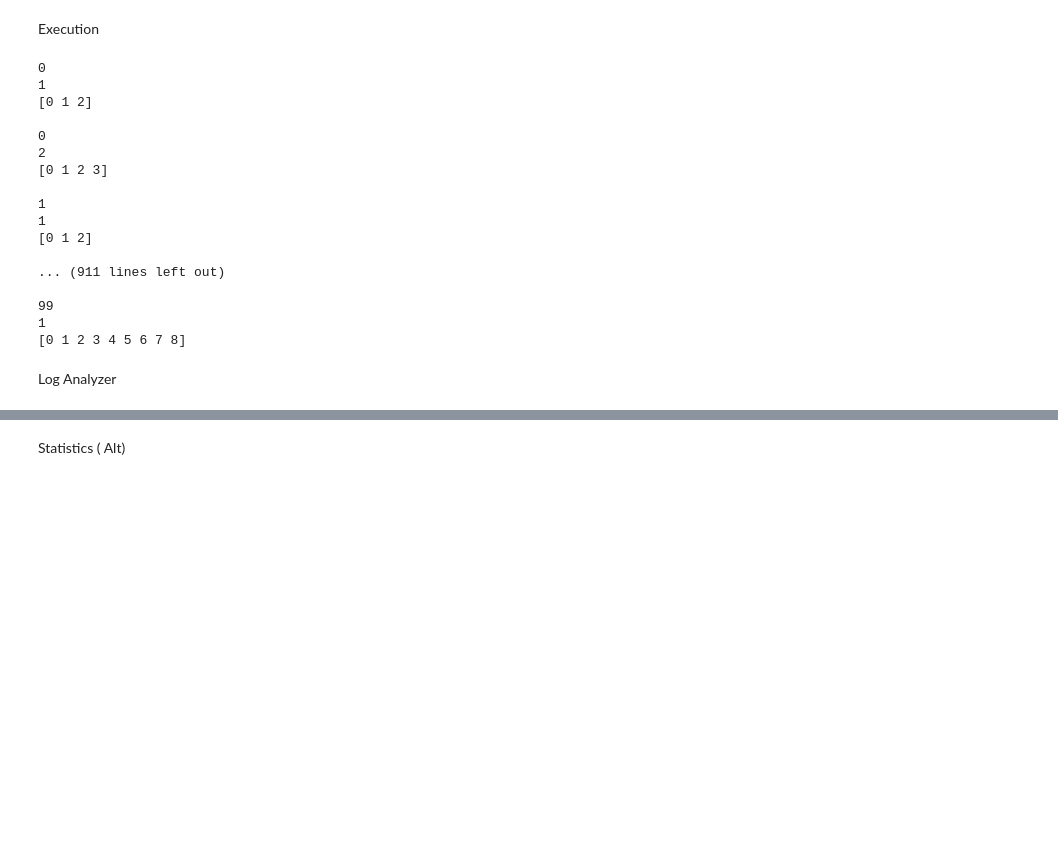
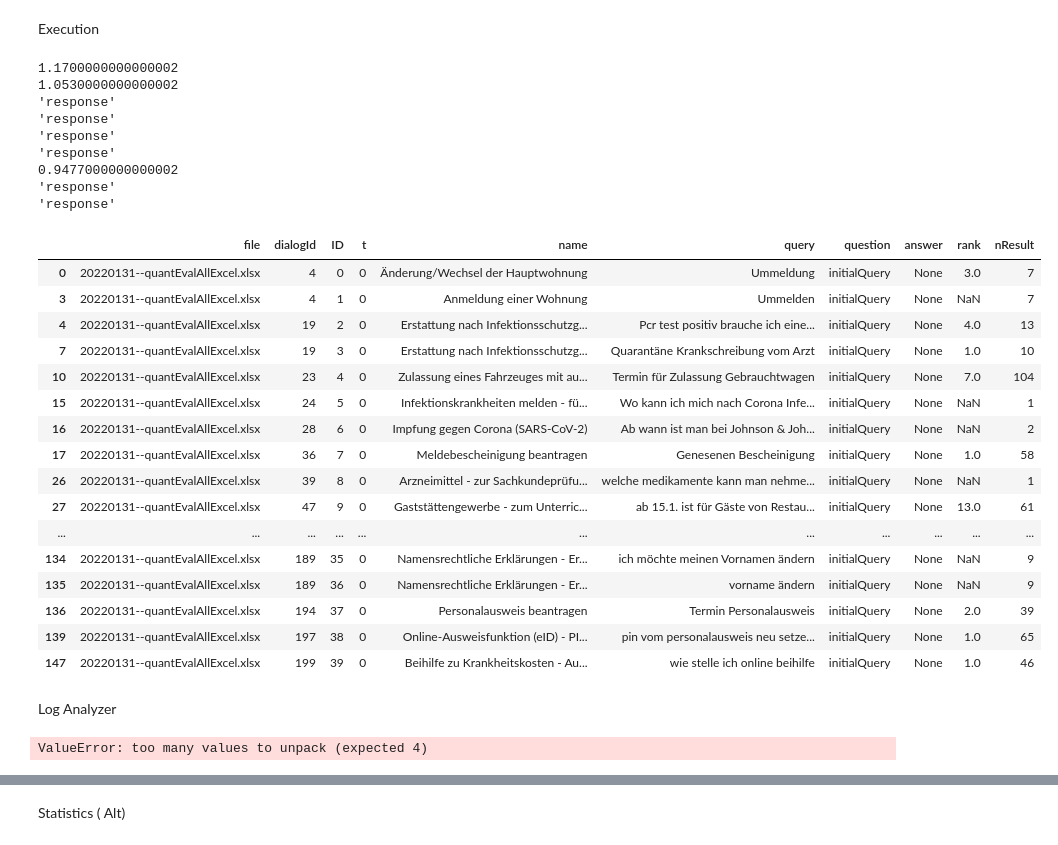
Before and after one commit to moritzwassmer/PJDS_chatbot, a Jupyter notebook: CodingDirectory/Clustering/evaluation.ipynb, the cells around one changed output, grey strips where cells are left out. Cells and saved outputs as stored; diff of their text form; code cells hidden in the pictures; blank space fills up the shorter version.

Commit message:
fixes for the eval

```diff
--- a/CodingDirectory/Clustering/evaluation.ipynb
+++ b/CodingDirectory/Clustering/evaluation.ipynb
@@ -18,7 +18,7 @@ warnings.filterwarnings(action='ignore')
 import os
 file = os.path.realpath("../../Evaluierung/eval.csv")
 eval = pd.read_csv(file, sep = ";")
-eval = eval.head(100)
+eval = eval.head(500)
 eval.head(20)
 # %% [output]
 |  | documentId | file | dialogId | initialQuestion | suggestionCount | directlyFound | name |
@@ -135,7 +135,7 @@ for (ID, row) in eval.iterrows():
 
     # Chatbot initialisieren
     try: # 1.3
-        chatbot = cb.Chatbot(query,3,sh.SolrHandler(2000),cls.Clusterer(clustering_algorithm = DBSCAN(eps=1.3, min_samples=1)),td.TopicDeterminator(), forceClusters = True)
+        chatbot = cb.Chatbot(query,3, forceClusters = True)
 
     # Fehler überspringen: eg. kein solr output
     except Exception as e:
@@ -160,10 +160,10 @@ for (ID, row) in eval.iterrows():
         # log
         t += 1
 
-        print(ID)
-        print(t)
-        print(np.unique(chatbot.df["ssdsLemma_cluster"]))
-        print("")
+#         print(ID)
+#         print(t)
+#         print(np.unique(chatbot.df["ssdsLemma_cluster"]))
+#         print("")
 
         chatbot.refineResultset(answer, True)
         answer = findCorrectAnswer(chatbot, target_service)
@@ -173,26 +173,36 @@ for (ID, row) in eval.iterrows():
 
         #print(chatbot.clusterer.clustering_algorithm.eps)
 # %% [output]
-0
-1
-[0 1 2]
-
-0
-2
-[0 1 2 3]
-
-1
-1
-[0 1 2]
-
-... (911 lines left out)
-
-99
-1
-[0 1 2 3 4 5 6 7 8]
+1.1700000000000002
+1.0530000000000002
+'response'
+'response'
+'response'
+'response'
+0.9477000000000002
+'response'
+'response'
 # %%
 log_df = pd.DataFrame(lg.liste, columns=["file","dialogId", "ID","t", "name", "query", "question", "answer", "rank", "nResult"])
-#log_df.head(40)
+log_df[log_df["question"] == "initialQuery"].head(40)
+# %% [output]
+|  | file | dialogId | ID | t | name | query | question | answer | rank | nResult |
+| 0 | 20220131--quantEvalAllExcel.xlsx | 4 | 0 | 0 | Änderung/Wechsel der Hauptwohnung | Ummeldung | initialQuery | None | 3.0 | 7 |
+| 3 | 20220131--quantEvalAllExcel.xlsx | 4 | 1 | 0 | Anmeldung einer Wohnung | Ummelden | initialQuery | None | NaN | 7 |
+| 4 | 20220131--quantEvalAllExcel.xlsx | 19 | 2 | 0 | Erstattung nach Infektionsschutzg... | Pcr test positiv brauche ich eine... | initialQuery | None | 4.0 | 13 |
+| 7 | 20220131--quantEvalAllExcel.xlsx | 19 | 3 | 0 | Erstattung nach Infektionsschutzg... | Quarantäne Krankschreibung vom Arzt | initialQuery | None | 1.0 | 10 |
+| 10 | 20220131--quantEvalAllExcel.xlsx | 23 | 4 | 0 | Zulassung eines Fahrzeuges mit au... | Termin für Zulassung Gebrauchtwagen | initialQuery | None | 7.0 | 104 |
+| 15 | 20220131--quantEvalAllExcel.xlsx | 24 | 5 | 0 | Infektionskrankheiten melden - fü... | Wo kann ich mich nach Corona Infe... | initialQuery | None | NaN | 1 |
+| 16 | 20220131--quantEvalAllExcel.xlsx | 28 | 6 | 0 | Impfung gegen Corona (SARS-CoV-2) | Ab wann ist man bei Johnson & Joh... | initialQuery | None | NaN | 2 |
+| 17 | 20220131--quantEvalAllExcel.xlsx | 36 | 7 | 0 | Meldebescheinigung beantragen | Genesenen Bescheinigung | initialQuery | None | 1.0 | 58 |
+| 26 | 20220131--quantEvalAllExcel.xlsx | 39 | 8 | 0 | Arzneimittel - zur Sachkundeprüfu... | welche medikamente kann man nehme... | initialQuery | None | NaN | 1 |
+| 27 | 20220131--quantEvalAllExcel.xlsx | 47 | 9 | 0 | Gaststättengewerbe - zum Unterric... | ab 15.1. ist für Gäste von Restau... | initialQuery | None | 13.0 | 61 |
+| ... | ... | ... | ... | ... | ... | ... | ... | ... | ... | ... |
+| 134 | 20220131--quantEvalAllExcel.xlsx | 189 | 35 | 0 | Namensrechtliche Erklärungen - Er... | ich möchte meinen Vornamen ändern | initialQuery | None | NaN | 9 |
+| 135 | 20220131--quantEvalAllExcel.xlsx | 189 | 36 | 0 | Namensrechtliche Erklärungen - Er... | vorname ändern | initialQuery | None | NaN | 9 |
+| 136 | 20220131--quantEvalAllExcel.xlsx | 194 | 37 | 0 | Personalausweis beantragen | Termin Personalausweis | initialQuery | None | 2.0 | 39 |
+| 139 | 20220131--quantEvalAllExcel.xlsx | 197 | 38 | 0 | Online-Ausweisfunktion (eID) - PI... | pin vom personalausweis neu setze... | initialQuery | None | 1.0 | 65 |
+| 147 | 20220131--quantEvalAllExcel.xlsx | 199 | 39 | 0 | Beihilfe zu Krankheitskosten - Au... | wie stelle ich online beihilfe | initialQuery | None | 1.0 | 46 |
 # %% [markdown]
 Log Analyzer
 # %%
@@ -200,5 +210,7 @@ import Modules.log_analyzer as lo_an
 # %%
 log_analyzer=lo_an.Log_Analyzer(log_df)
 delta,services,questions,means=log_analyzer.run_it()
+# %% [output]
+ValueError: too many values to unpack (expected 4)
 # %%
 log_df.head(40)
```
Also changed, not shown: parts of 2 cells of this notebook, 4 other files.
